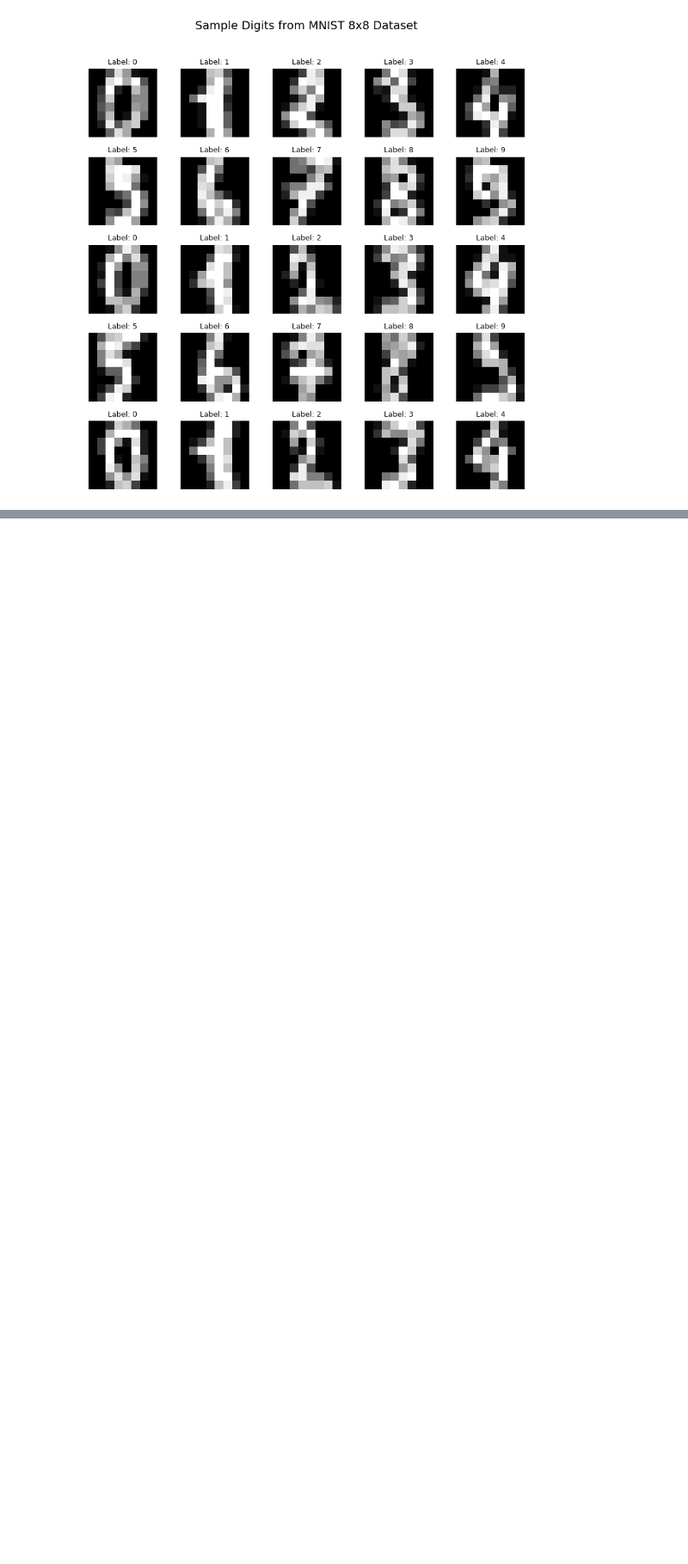
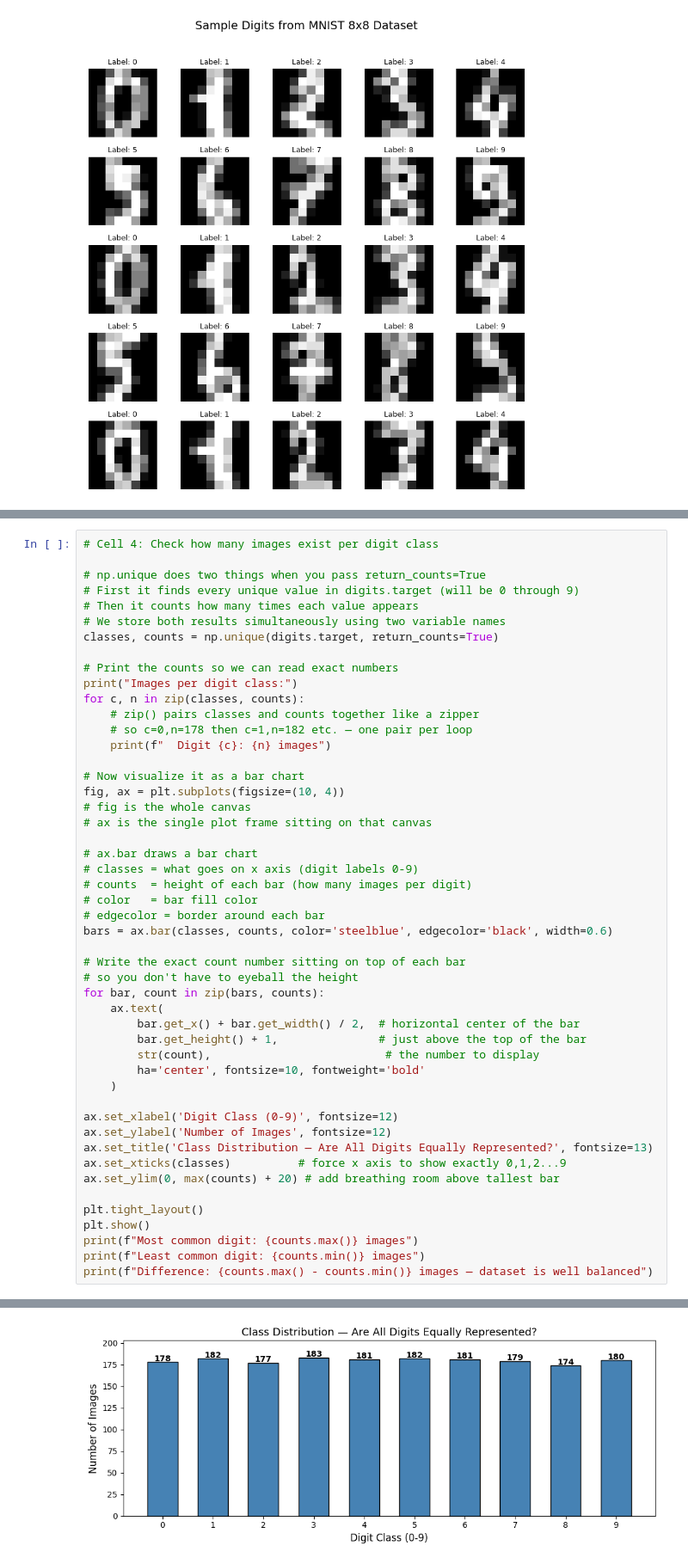
Before and after one commit to Yuvrajtakk/mnist-digit-recognizer, a Jupyter notebook: DigiReco.ipynb, the cells around one changed output, grey strips where cells are left out. Shown at 86% size. Cells and saved outputs as stored; diff of their text form; blank space fills up the shorter version.

```diff
--- a/DigiReco.ipynb
+++ b/DigiReco.ipynb
@@ -186,0 +199,50 @@ plt.show()
+# %%
+# Cell 4: Check how many images exist per digit class
+
+# np.unique does two things when you pass return_counts=True
+# First it finds every unique value in digits.target (will be 0 through 9)
+# Then it counts how many times each value appears
+# We store both results simultaneously using two variable names
+classes, counts = np.unique(digits.target, return_counts=True)
+
+# Print the counts so we can read exact numbers
+print("Images per digit class:")
+for c, n in zip(classes, counts):
+    # zip() pairs classes and counts together like a zipper
+    # so c=0,n=178 then c=1,n=182 etc. — one pair per loop
+    print(f"  Digit {c}: {n} images")
+
+# Now visualize it as a bar chart
+fig, ax = plt.subplots(figsize=(10, 4))
+# fig is the whole canvas
+# ax is the single plot frame sitting on that canvas
+
+# ax.bar draws a bar chart
+# classes = what goes on x axis (digit labels 0-9)
+# counts  = height of each bar (how many images per digit)
+# color   = bar fill color
+# edgecolor = border around each bar
+bars = ax.bar(classes, counts, color='steelblue', edgecolor='black', width=0.6)
+
+# Write the exact count number sitting on top of each bar
+# so you don't have to eyeball the height
+for bar, count in zip(bars, counts):
+    ax.text(
+        bar.get_x() + bar.get_width() / 2,  # horizontal center of the bar
+        bar.get_height() + 1,               # just above the top of the bar
+        str(count),                          # the number to display
+        ha='center', fontsize=10, fontweight='bold'
+    )
+
+ax.set_xlabel('Digit Class (0-9)', fontsize=12)
+ax.set_ylabel('Number of Images', fontsize=12)
+ax.set_title('Class Distribution — Are All Digits Equally Represented?', fontsize=13)
+ax.set_xticks(classes)          # force x axis to show exactly 0,1,2...9
+ax.set_ylim(0, max(counts) + 20) # add breathing room above tallest bar
+
+plt.tight_layout()
+plt.show()
+print(f"Most common digit: {counts.max()} images")
+print(f"Least common digit: {counts.min()} images")
+print(f"Difference: {counts.max() - counts.min()} images — dataset is well balanced")
+# %% [output]
@@ -186,0 +260 @@ plt.show()
+[figure, added]
```
Also changed, not shown: parts of 7 cells of this notebook.
